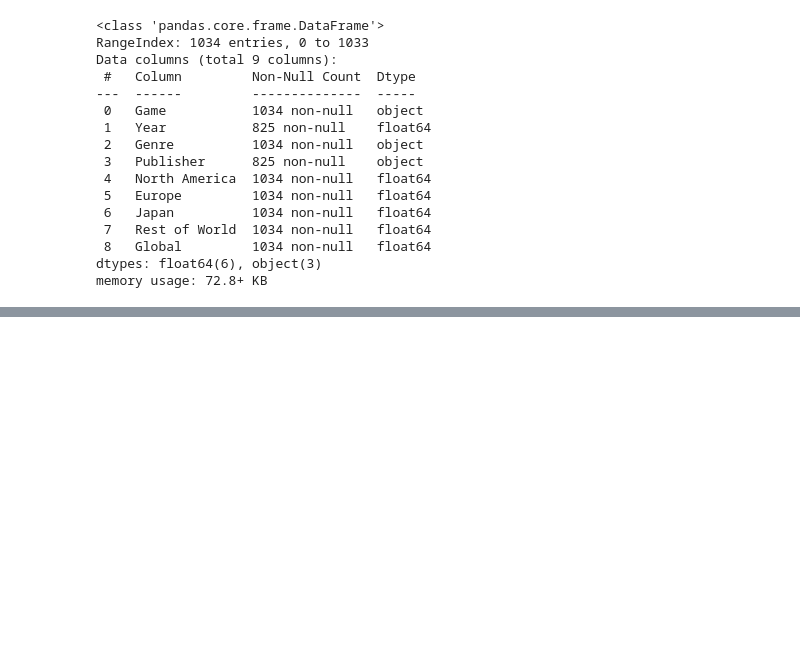
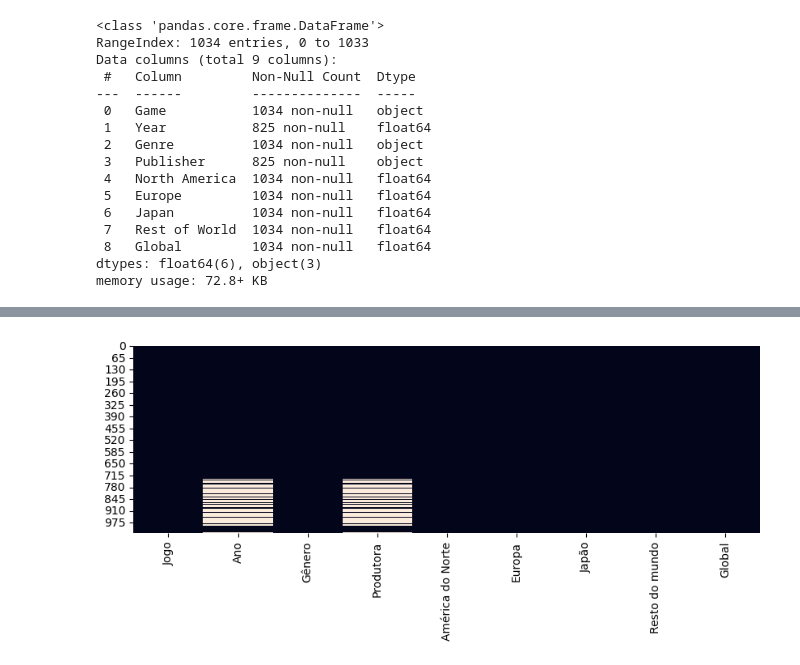
Before and after one commit to leandroclv/python_analise_dados_udemy, a Jupyter notebook: projetos/projeto_04/videogames.ipynb, the cells around one changed output, grey strips where cells are left out. Drawn from its saved outputs; the diff is of its cells as text; code cells hidden in the pictures; blank space fills up the shorter version.

```diff
--- a/projetos/projeto_04/videogames.ipynb
+++ b/projetos/projeto_04/videogames.ipynb
@@ -47,3 +47,13 @@ Data columns (total 9 columns):
  8   Global         1034 non-null   float64
 dtypes: float64(6), object(3)
 memory usage: 72.8+ KB
+# %%
+list_columns = df.columns
+list_trad = ['Jogo', 'Ano', 'Gênero', 'Produtora', 'América do Norte', 'Europa',
+'Japão', 'Resto do mundo', 'Global']
+new_columns = {}
+for old, new in zip(list_columns, list_trad):
+    new_columns[old]=new
+# %%
+df = df.rename(columns=new_columns)
+df
@@ -49,0 +87,5 @@ memory usage: 72.8+ KB
+# %%
+plt.figure(figsize=(10,3))
+sns.heatmap(df.isnull(), cbar=False);
+# %% [output]
+[figure, added]
```
Also changed, not shown: parts of 13 cells of this notebook.
